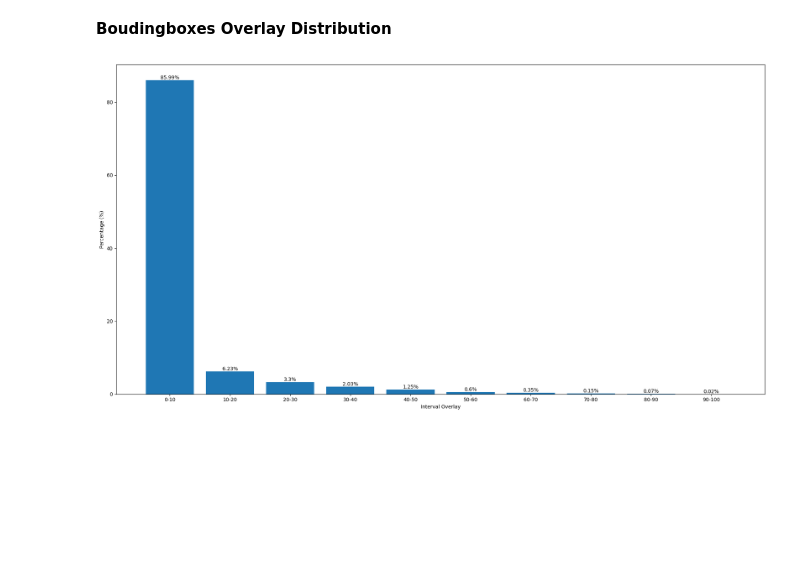
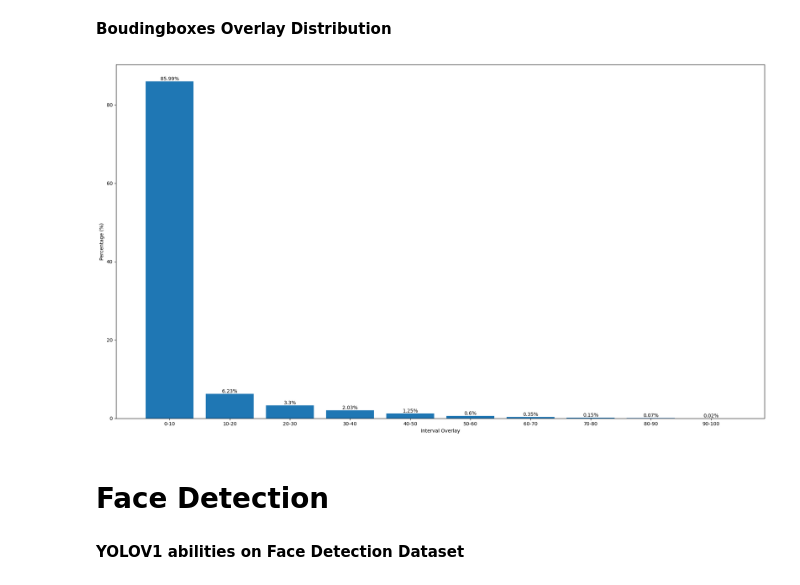
Before and after one commit to jurojin4/deep-learning-python, a Jupyter notebook: computer_vision/yolo/yolo_v1/dataset_statistics.ipynb, the cells around one changed output. Saved outputs shown, nothing was run; the diff lists cells and outputs as text; code cells hidden in the pictures; blank space fills up the shorter version.

Commit message:
Feature: Face Detection function for dataset usage

```diff
--- a/computer_vision/yolo/yolo_v1/dataset_statistics.ipynb
+++ b/computer_vision/yolo/yolo_v1/dataset_statistics.ipynb
@@ -146,20 +146,22 @@ plt.show()
 # %%
 overlay_thresholds = [0] * 10
 for iou in tqdm(bboxes_overlay_trainset, total=len(bboxes_overlay_trainset)):
     res = int(iou * 10)
     overlay_thresholds[res] += 1
 
 percentages = [(overlay / len(bboxes_overlay_trainset)) * 100 for overlay in overlay_thresholds]
 labels = [f'{i * 10}-{(i+1) * 10}' for i in range(len(overlay_thresholds))]
 
-plt.figure(figsize=(19, 10))
+plt.figure(figsize=(19.2, 10.8))
 barplot = plt.bar(range(len(overlay_thresholds)), percentages)
 plt.bar_label(barplot, [f"{round(p, 2)}%" for p in percentages])
 plt.xticks(range(len(overlay_thresholds)), [f'{i * 10}-{(i+1) * 10}' for i in range(len(overlay_thresholds))])
 plt.xlabel("Interval Overlay")
 plt.ylabel("Percentage (%)")
 plt.tight_layout()
 plt.savefig(os.path.join(os.path.dirname(""), "plots", f"Pascalvoc2012_overlay_bboxes_distribution"), pad_inches=0.)
 plt.show()
 # %% [output]
-[figure, old version]
+[figure, new version]
+# %% [markdown]
+# **Face Detection**
@@ -165,0 +173,2 @@ plt.show()
+# %% [markdown]
+**YOLOV1 abilities on Face Detection Dataset**
```
Also changed, not shown: parts of 9 cells of this notebook, 11 other files.
